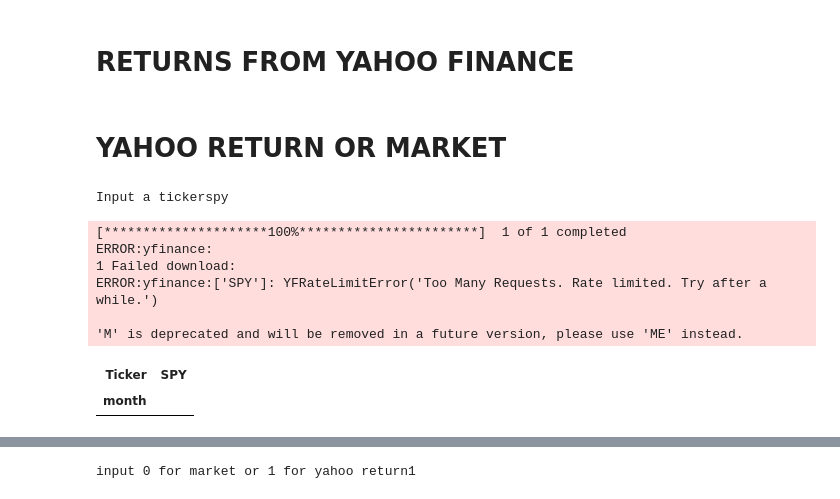
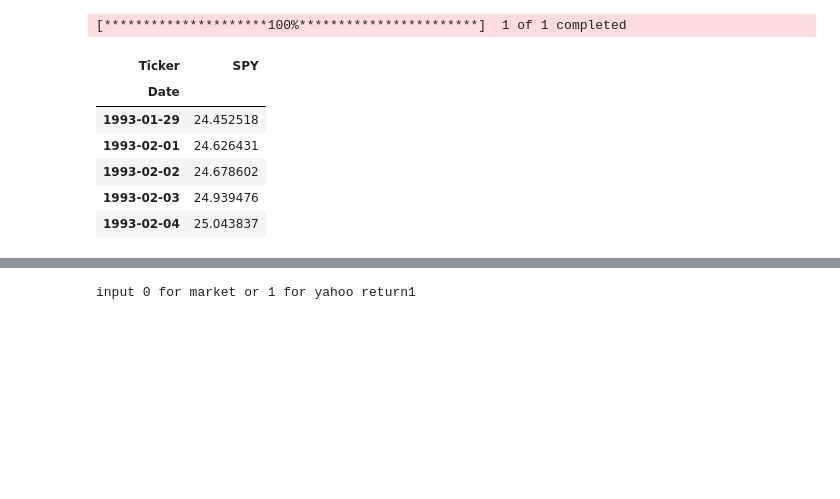
Before and after one commit to kerryback/genai4finance, a Jupyter notebook: notebooks/stock_market_returns.ipynb, the cells around one changed output, grey strips where cells are left out. Cells and saved outputs as stored; diff of their text form; code cells hidden in the pictures; blank space fills up the shorter version.

```diff
--- a/notebooks/stock_market_returns.ipynb
+++ b/notebooks/stock_market_returns.ipynb
@@ -38,25 +1,15 @@ dtype: float64
-# %% [markdown]
-# RETURNS FROM YAHOO FINANCE
-# %% [markdown]
-# YAHOO RETURN OR MARKET
 # %%
 import yfinance as yf
 
-ticker = input("Input a ticker")
-price = yf.download(ticker, start="1970-01-01", )["Close"]
-price = price.resample("M").last()
-ret = price.pct_change()[:-1]
-ret.index = ret.index.map(lambda x: x.month)
-ret.index.name = "month"
-ret.name = ticker
-ret.tail()
+ticker = "SPY"
+price = yf.download(ticker, start="1970-01-01", auto_adjust=False)["Adj Close"]
+price.head()
 # %% [output]
-Input a tickerspy
+[*********************100%***********************]  1 of 1 completed
-[*********************100%***********************]  1 of 1 completed
-ERROR:yfinance:
-1 Failed download:
-ERROR:yfinance:['SPY']: YFRateLimitError('Too Many Requests. Rate limited. Try after a while.')
-
-'M' is deprecated and will be removed in a future version, please use 'ME' instead.
 | Ticker | SPY |
-| month |  |
+| Date |  |
+| 1993-01-29 | 24.452518 |
+| 1993-02-01 | 24.626431 |
+| 1993-02-02 | 24.678602 |
+| 1993-02-03 | 24.939476 |
+| 1993-02-04 | 25.043837 |
```
Also changed, not shown: parts of 10 cells of this notebook, 13 other files.
